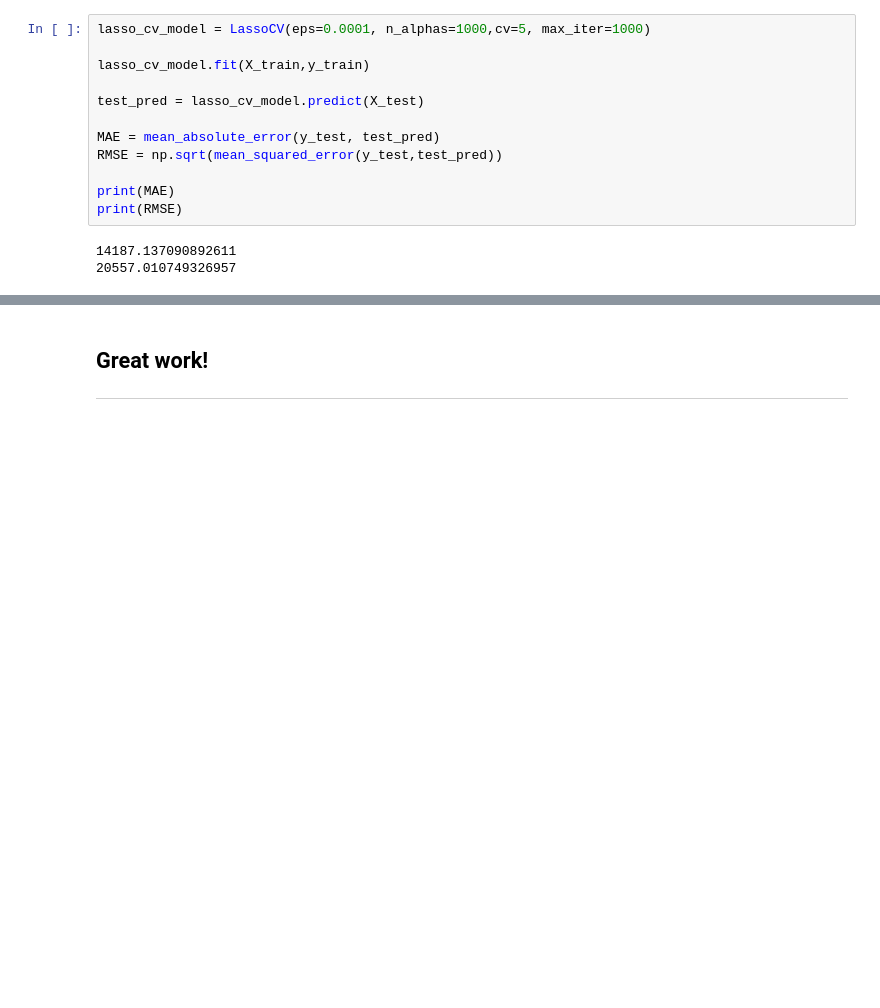
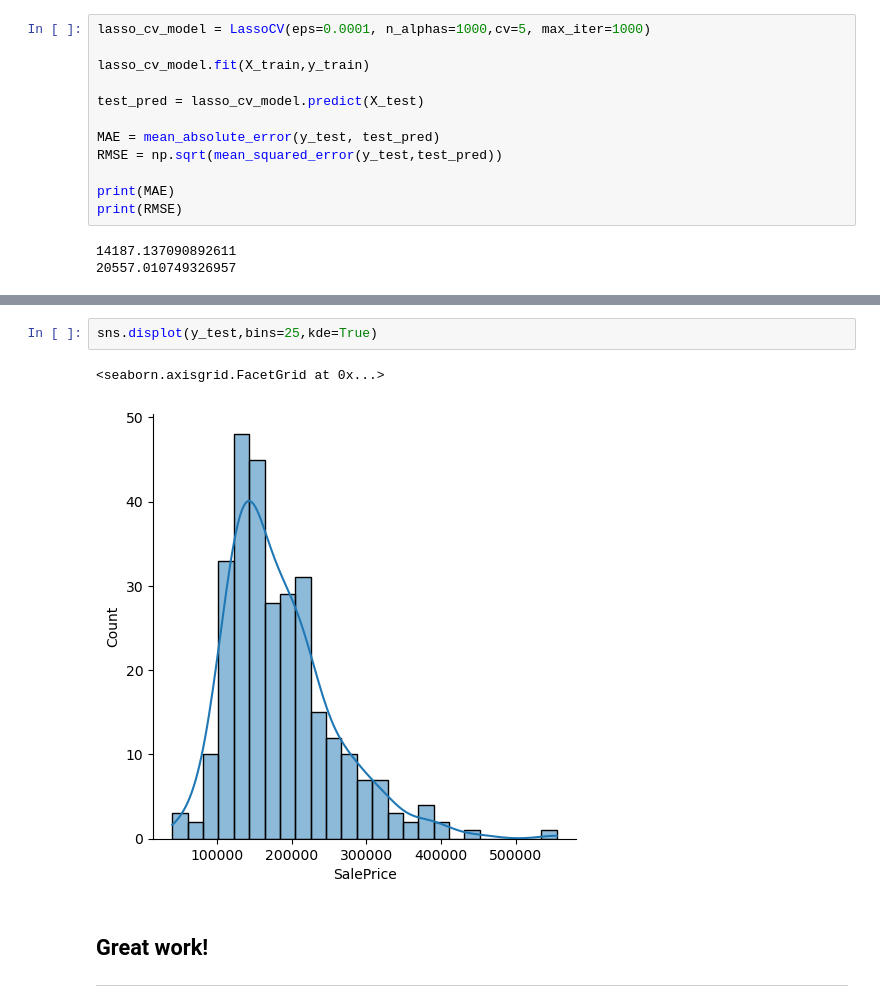
Before and after one commit to maginbu-0/Machine-Learning, a Jupyter notebook: Cross Validation/02-Linear-Regression-Project-Exercise.ipynb, the cells around one changed output, grey strips where cells are left out. Cells and saved outputs as stored; diff of their text form; blank space fills up the shorter version.

```diff
--- a/Cross Validation/02-Linear-Regression-Project-Exercise.ipynb
+++ b/Cross Validation/02-Linear-Regression-Project-Exercise.ipynb
@@ -139,3 +150,8 @@ print(RMSE)
+# %%
+sns.displot(y_test,bins=25,kde=True)
+# %% [output]
+<seaborn.axisgrid.FacetGrid at 0x...>
+[figure, added]
 # %% [markdown]
 ## Great work!
 
```
Also changed, not shown: parts of 2 cells of this notebook.
